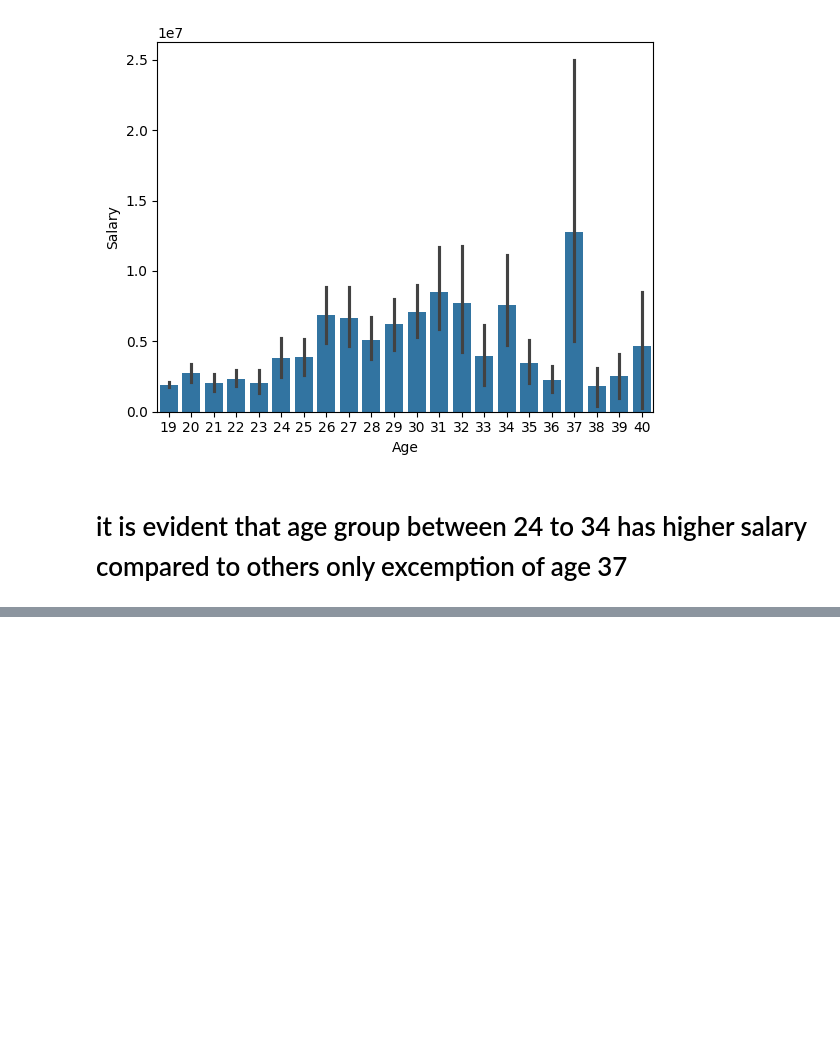
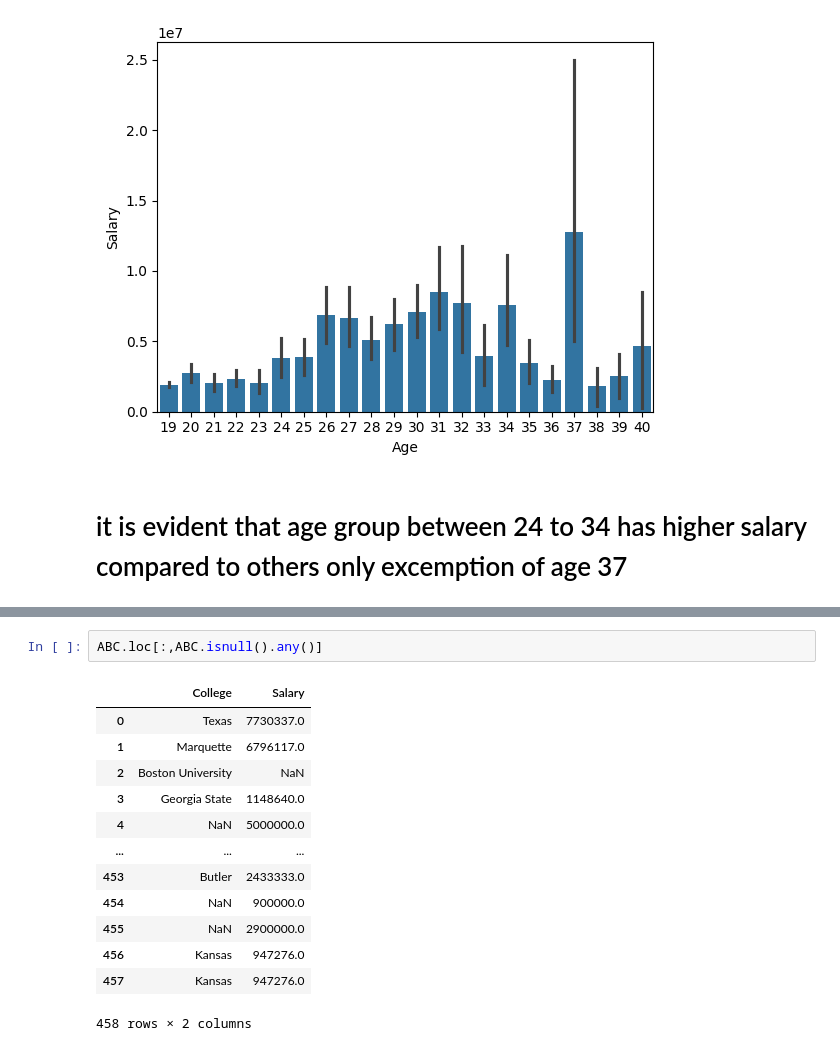
Before and after one commit to nikhilkurulibahulayan/python1, a Jupyter notebook: python_module_end_assignment.ipynb, the cells around one changed output, grey strips where cells are left out. Cells and saved outputs as stored; diff of their text form; blank space fills up the shorter version.

```diff
--- a/python_module_end_assignment.ipynb
+++ b/python_module_end_assignment.ipynb
@@ -247,0 +267,16 @@ plt.show()
+# %%
+ABC.loc[:,ABC.isnull().any()]
+# %% [output]
+|  | College | Salary |
+| 0 | Texas | 7730337.0 |
+| 1 | Marquette | 6796117.0 |
+| 2 | Boston University | NaN |
+| 3 | Georgia State | 1148640.0 |
+| 4 | NaN | 5000000.0 |
+| ... | ... | ... |
+| 453 | Butler | 2433333.0 |
+| 454 | NaN | 900000.0 |
+| 455 | NaN | 2900000.0 |
+| 456 | Kansas | 947276.0 |
+| 457 | Kansas | 947276.0 |
+458 rows × 2 columns
```
Also changed, not shown: parts of 1 cell of this notebook.
